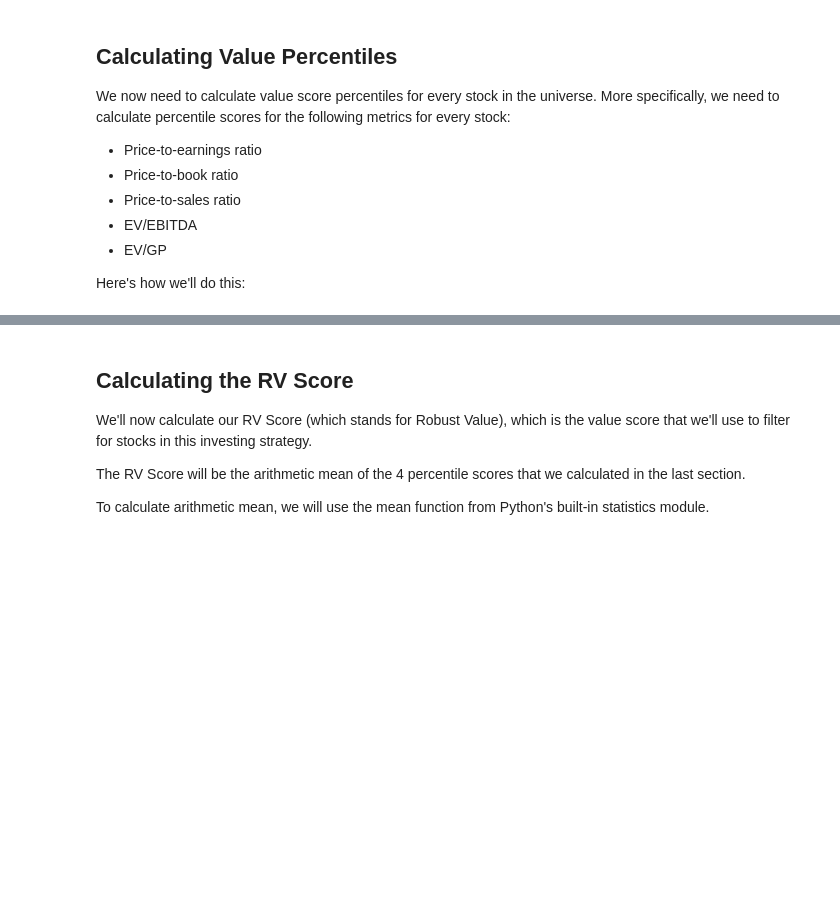
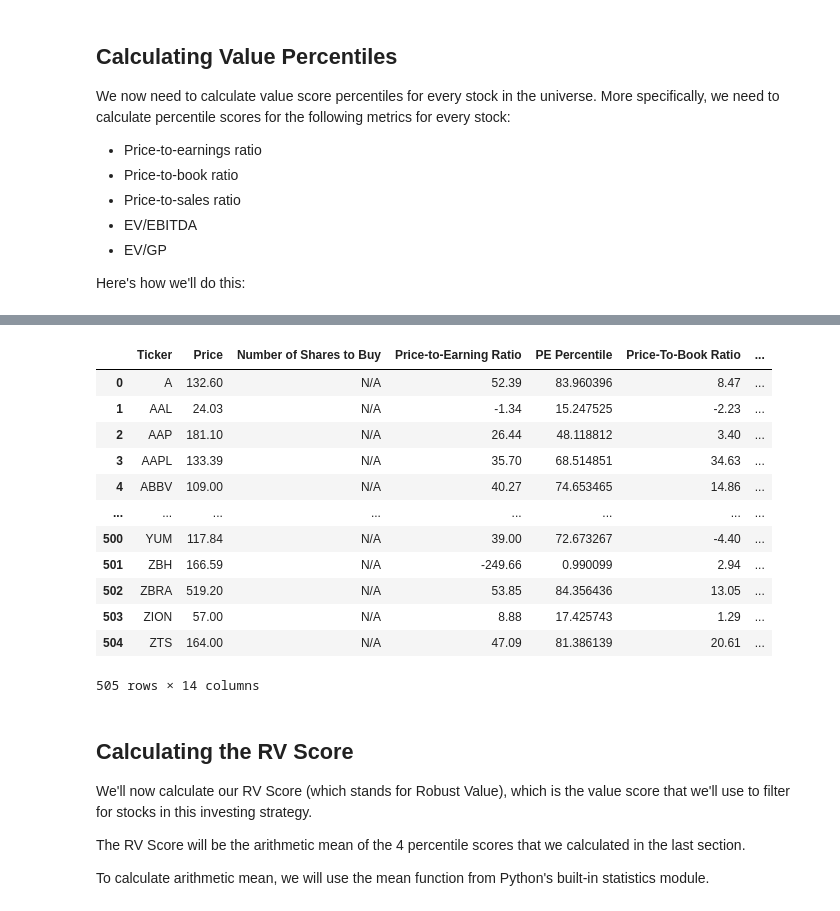
Before and after one commit to avin-shum/algorithmic-trading-python, a Jupyter notebook: learning_files/003_quantitative_value_strategy.ipynb, the cells around one changed output, grey strips where cells are left out. Drawn from its saved outputs; the diff is of its cells as text; code cells hidden in the pictures; blank space fills up the shorter version.

Commit message:
3.10 Calculating Value Percentiles (4:08:12)

```diff
--- a/learning_files/003_quantitative_value_strategy.ipynb
+++ b/learning_files/003_quantitative_value_strategy.ipynb
@@ -409,3 +377,33 @@ Name: EV/GP Percentile, Length: 505, dtype: object
+# %%
+from scipy.stats import percentileofscore as score
+
+metrics = {
+    'Price-to-Earning Ratio': 'PE Percentile',
+    'Price-To-Book Ratio': 'PB Percentile',
+    'Price-To-Sales Ratio': 'PS Percentile',
+    'EV/EBITDA': 'EV/EBITDA Percentile',
+    'EV/GP': 'EV/GP Percentile'
+}
+
+for metric in metrics.keys():
+    for row in rv_dataframe.index:
+        rv_dataframe.loc[row, metrics[metric]] = score(rv_dataframe[metric], rv_dataframe.loc[row, metric])
+
+rv_dataframe
+# %% [output]
+|  | Ticker | Price | Number of Shares to Buy | Price-to-Earning Ratio | PE Percentile | Price-To-Book Ratio | ... |
+| 0 | A | 132.60 | N/A | 52.39 | 83.960396 | 8.47 | ... |
+| 1 | AAL | 24.03 | N/A | -1.34 | 15.247525 | -2.23 | ... |
+| 2 | AAP | 181.10 | N/A | 26.44 | 48.118812 | 3.40 | ... |
+| 3 | AAPL | 133.39 | N/A | 35.70 | 68.514851 | 34.63 | ... |
+| 4 | ABBV | 109.00 | N/A | 40.27 | 74.653465 | 14.86 | ... |
+| ... | ... | ... | ... | ... | ... | ... | ... |
+| 500 | YUM | 117.84 | N/A | 39.00 | 72.673267 | -4.40 | ... |
+| 501 | ZBH | 166.59 | N/A | -249.66 | 0.990099 | 2.94 | ... |
+| 502 | ZBRA | 519.20 | N/A | 53.85 | 84.356436 | 13.05 | ... |
+| 503 | ZION | 57.00 | N/A | 8.88 | 17.425743 | 1.29 | ... |
+| 504 | ZTS | 164.00 | N/A | 47.09 | 81.386139 | 20.61 | ... |
+505 rows × 14 columns
 # %% [markdown]
 ## Calculating the RV Score
 We'll now calculate our RV Score (which stands for Robust Value), which is the value score that we'll use to filter for stocks in this investing strategy.
```
Also changed, not shown: parts of 1 cell of this notebook.
